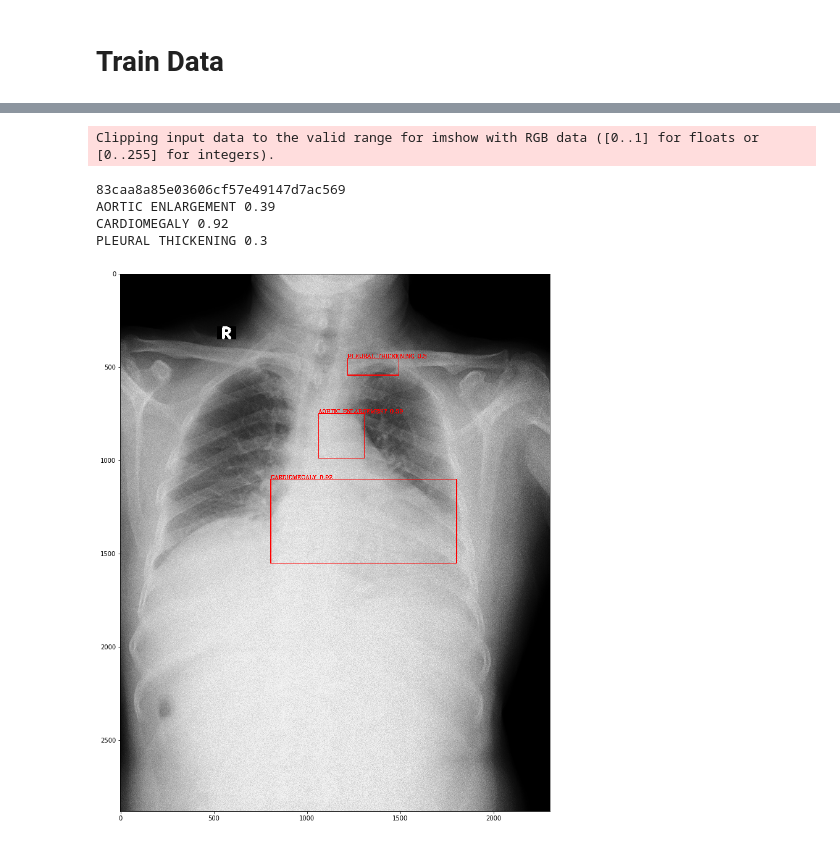
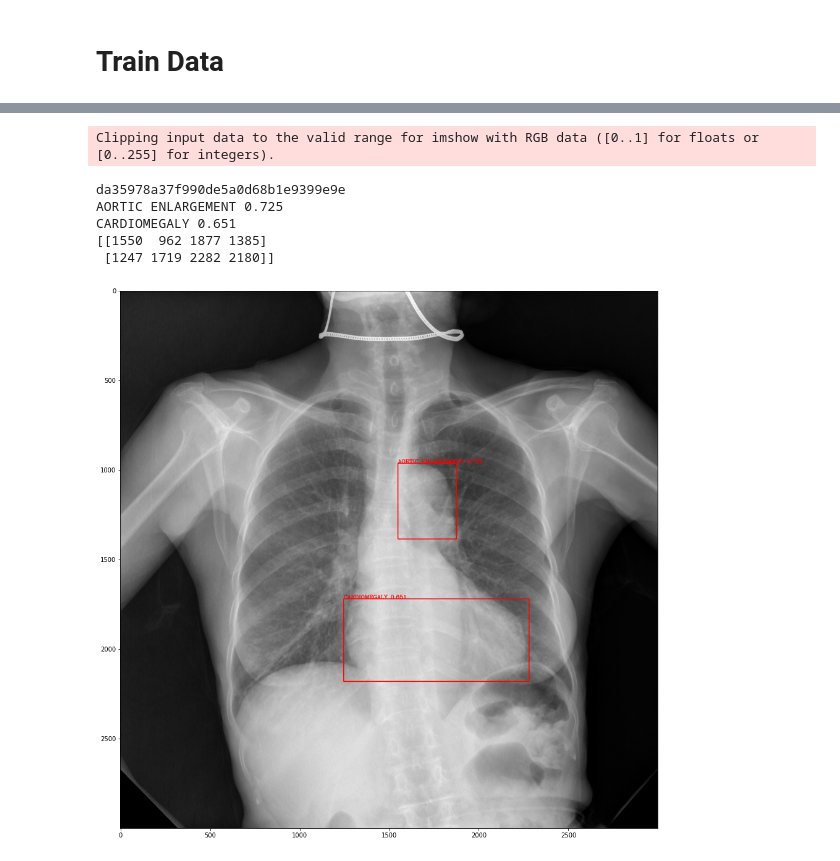
Before and after one commit to skull8888888/xray, a Jupyter notebook: predict.ipynb, the cells around one changed output, grey strips where cells are left out. Cells and saved outputs as stored; diff of their text form; code cells hidden in the pictures.

```diff
--- a/predict.ipynb
+++ b/predict.ipynb
@@ -18,7 +18,12 @@ from ensemble_boxes import *
 from matplotlib.pyplot import imshow
 from PIL import Image
 # %%
-def plot_image(image, boxes, labels, scores):
+def plot_image(img_path, boxes, labels):
+
+    image = cv2.imread(img_path)
+    image = cv2.cvtColor(image, cv2.COLOR_BGR2RGB)
+    image = image / 255
+    image = image.astype('float32')
 
     categories = [
         { 'id':0, 'name': 'Aortic enlargement'},
@@ -38,12 +43,12 @@ def plot_image(image, boxes, labels, scores):
         { 'id':14, 'name': 'No finding'},
     ]
 
-    plt.figure(figsize=(16,16))
+    plt.figure(figsize=(10,10))
 
-    for box,label, score in zip(boxes, labels, scores):
+    for box,label in zip(boxes, labels):
         cv2.rectangle(image, (box[0], box[1]), (box[2], box[3]), (225,0,0), 4)
-        label = categories[label]['name'].upper() + " " + str(score)
-        print(label)
+        label = categories[label]['name'].upper()
+#         print(label)
         cv2.putText(image,
                     label,
                     (box[0], box[1]),
@@ -225,32 +277,39 @@ ax = sns.countplot(x="class_id",data=dub_df)
 # %%
 sub = pd.read_csv('submission.csv')
 
-row = sub.iloc[1 - 1]
+row = sub.iloc[24 - 1]
 pred_string = row['PredictionString']
 image_id = row['image_id']
 print(image_id)
-img_path = 'vinbigdata/test/' + image_id + '.jpg'
+img_path = 'vinbigdata/images/test/' + image_id + '.jpg'
 
 image = cv2.imread(img_path)
 image = cv2.cvtColor(image, cv2.COLOR_BGR2RGB)
 image = image / 255
 image = image.astype('float32')
 
 # boxes = np.array(boxes)
 # boxes
 pred = np.array(list(map(lambda x: float(x), pred_string.split(' '))))
 pred = pred.reshape(-1,6)
 
 boxes = pred[:, 2:].astype(int)
 scores = pred[:,1].astype(float)
 labels = pred[:,0].astype(int)
 
+boxes = boxes[scores > 0.5]
+labels = labels[scores > 0.5]
+scores = scores[scores > 0.5]
+
+
 plot_image(image, boxes, labels, scores)
 # boxes, labels
+print(boxes[scores > 0.01])
 # %% [output]
 Clipping input data to the valid range for imshow with RGB data ([0..1] for floats or [0..255] for integers).
-83caa8a85e03606cf57e49147d7ac569
-AORTIC ENLARGEMENT 0.39
-CARDIOMEGALY 0.92
-PLEURAL THICKENING 0.3
+da35978a37f990de5a0d68b1e9399e9e
+AORTIC ENLARGEMENT 0.725
+CARDIOMEGALY 0.651
+[[1550  962 1877 1385]
+ [1247 1719 2282 2180]]
-[figure, old version]
+[figure, new version]
```
Also changed, not shown: parts of 2 cells of this notebook, 10 other files.
